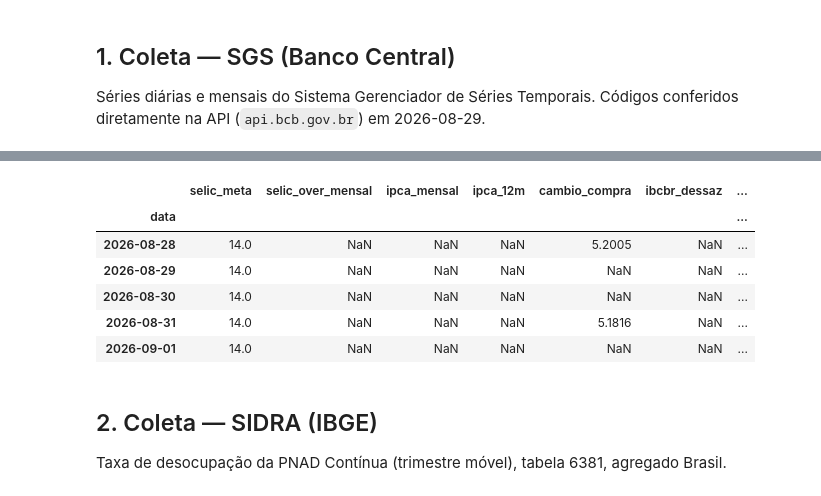
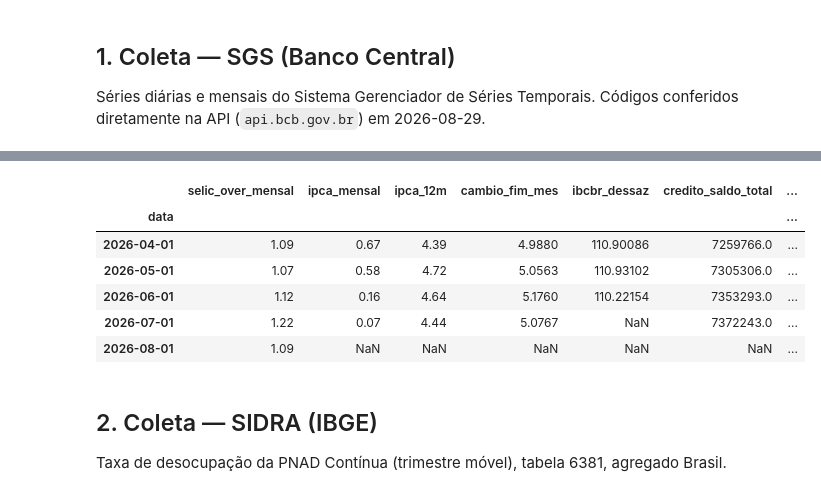
Before and after one commit to CarlosRoza/Projetos_dissertacao, a Jupyter notebook: testeghia.ipynb, the cells around one changed output, grey strips where cells are left out. Drawn from its saved outputs; the diff is of its cells as text; code cells hidden in the pictures.

```diff
--- a/testeghia.ipynb
+++ b/testeghia.ipynb
@@ -95,14 +95,16 @@ def executar_com_retentativas(func, *args, tentativas: int = 4, espera_inicial:
 Séries diárias e mensais do Sistema Gerenciador de Séries Temporais. Códigos conferidos
 diretamente na API (`api.bcb.gov.br`) em 2026-08-29.
 # %%
-# (código, é_diária) — o SGS limita consultas de série diária a janelas de no máximo
-# 10 anos; séries mensais não têm esse limite.
+# (código, é_diária) — série mensal em toda a base, de propósito: mais simples de
+# tratar (sem precisar mensualizar nem respeitar o limite de 10 anos por consulta que
+# o SGS impõe a séries diárias) e suficiente para o cenário macro que a Fase 2 usa.
+# O sinalizador "é_diária" continua existindo caso algum dia seja preciso adicionar uma
+# série diária de novo (ex.: para um estudo de alta frequência).
 CODIGOS_SGS = {
-    "selic_meta": (432, True),              # Meta Selic definida pelo Copom (% a.a.), diária
-    "selic_over_mensal": (4390, False),     # Selic acumulada no mês, anualizada (% a.a.)
+    "selic_over_mensal": (4390, False),     # Selic acumulada no mês, anualizada (% a.a.) — usada como nível de juros
     "ipca_mensal": (433, False),            # IPCA - variação mensal (%)
     "ipca_12m": (13522, False),             # IPCA - variação acumulada em 12 meses (%)
-    "cambio_compra": (1, True),             # Dólar americano (compra), câmbio livre, diário
+    "cambio_fim_mes": (3695, False),        # Dólar americano (compra), câmbio livre, fim de período mensal
     "ibcbr_dessaz": (24364, False),         # IBC-Br, com ajuste sazonal
     "credito_saldo_total": (20539, False),  # Saldo da carteira de crédito - total (R$ milhões)
     "cdi_mensal": (4391, False),            # CDI acumulado no mês (%) — usado como retorno da classe CDI na Fase 2
@@ -192,10 +189,10 @@ df_sgs.tail()
-|  | selic_meta | selic_over_mensal | ipca_mensal | ipca_12m | cambio_compra | ibcbr_dessaz | ... |
+|  | selic_over_mensal | ipca_mensal | ipca_12m | cambio_fim_mes | ibcbr_dessaz | credito_saldo_total | ... |
 | data |  |  |  |  |  |  | ... |
-| 2026-08-28 | 14.0 | NaN | NaN | NaN | 5.2005 | NaN | ... |
-| 2026-08-29 | 14.0 | NaN | NaN | NaN | NaN | NaN | ... |
-| 2026-08-30 | 14.0 | NaN | NaN | NaN | NaN | NaN | ... |
-| 2026-08-31 | 14.0 | NaN | NaN | NaN | 5.1816 | NaN | ... |
-| 2026-09-01 | 14.0 | NaN | NaN | NaN | NaN | NaN | ... |
+| 2026-04-01 | 1.09 | 0.67 | 4.39 | 4.9880 | 110.90086 | 7259766.0 | ... |
+| 2026-05-01 | 1.07 | 0.58 | 4.72 | 5.0563 | 110.93102 | 7305306.0 | ... |
+| 2026-06-01 | 1.12 | 0.16 | 4.64 | 5.1760 | 110.22154 | 7353293.0 | ... |
+| 2026-07-01 | 1.22 | 0.07 | 4.44 | 5.0767 | NaN | 7372243.0 | ... |
+| 2026-08-01 | 1.09 | NaN | NaN | NaN | NaN | NaN | ... |
 # %% [markdown]
 ## 2. Coleta — SIDRA (IBGE)
 
```
Also changed, not shown: parts of 16 cells of this notebook.
